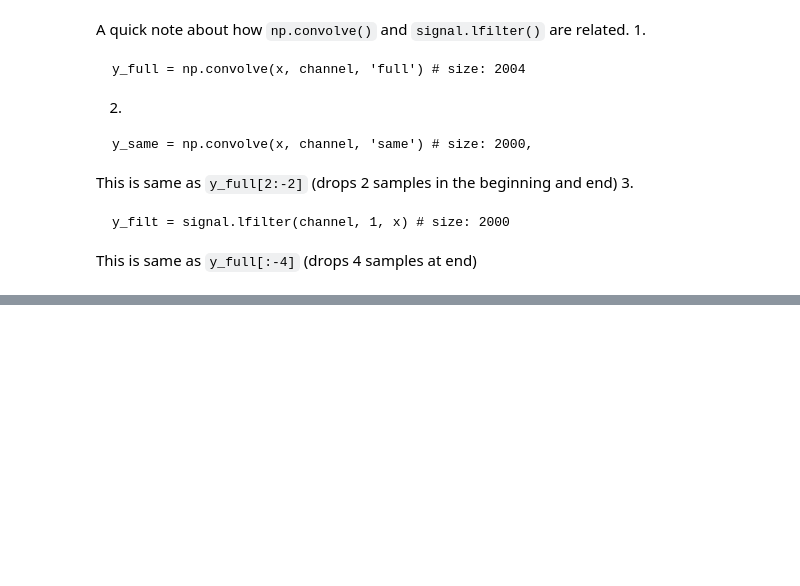
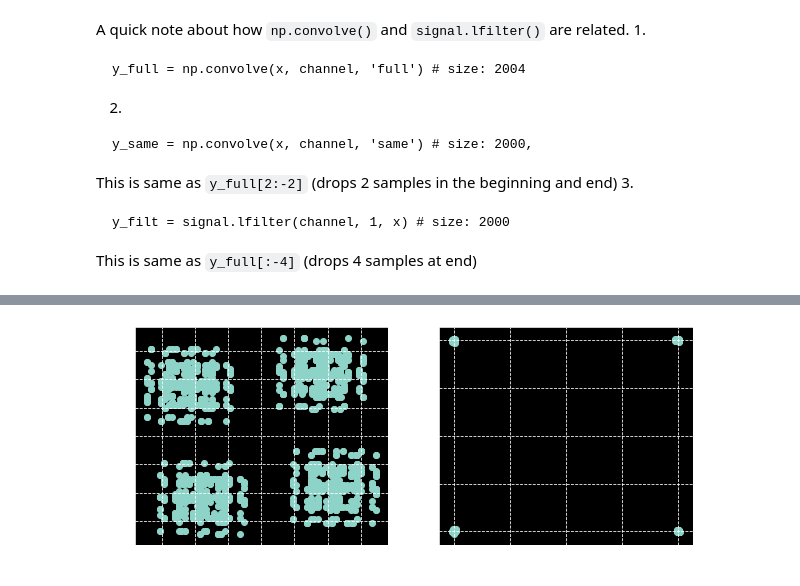
Before and after one commit to mohantyk/dsp_in_comm, a Jupyter notebook: chap4.ipynb, the cells around one changed output, grey strips where cells are left out. Saved outputs shown, nothing was run; the diff lists cells and outputs as text; code cells hidden in the pictures; blank space fills up the shorter version.

```diff
--- a/chap4.ipynb
+++ b/chap4.ipynb
@@ -190,0 +239,8 @@ ax4.grid(linestyle='dashed');
+# %%
+fig, (ax1, ax2) = plt.subplots(1, 2, figsize=(10,4))
+ax1.scatter(y[10:].real, y[10:].imag)
+ax1.grid(linestyle='dashed')
+ax2.scatter(estimate[200:].real, estimate[200:].imag)
+ax2.grid(linestyle='dashed');
+# %% [output]
+[figure, added]
```
Also changed, not shown: parts of 14 cells of this notebook.
